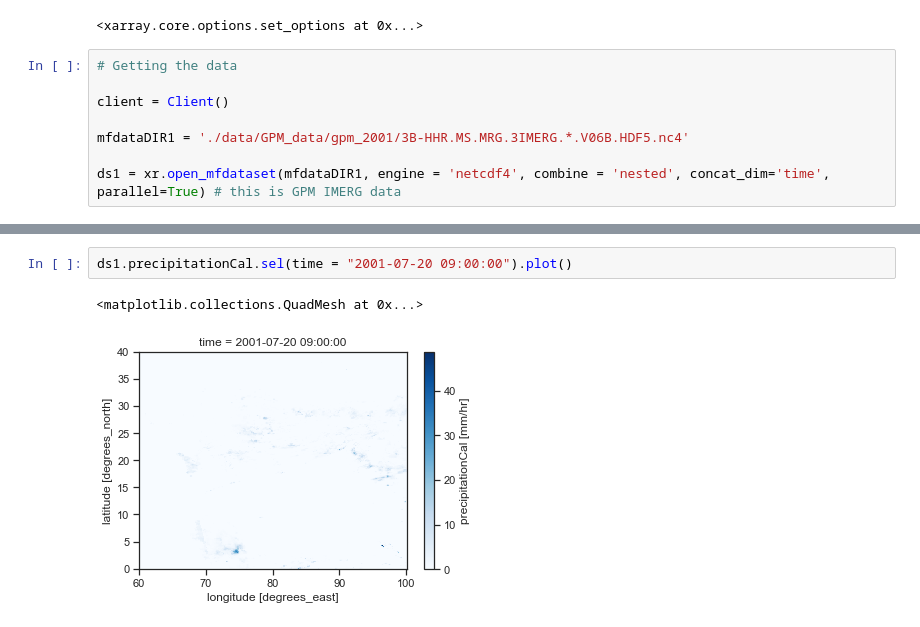
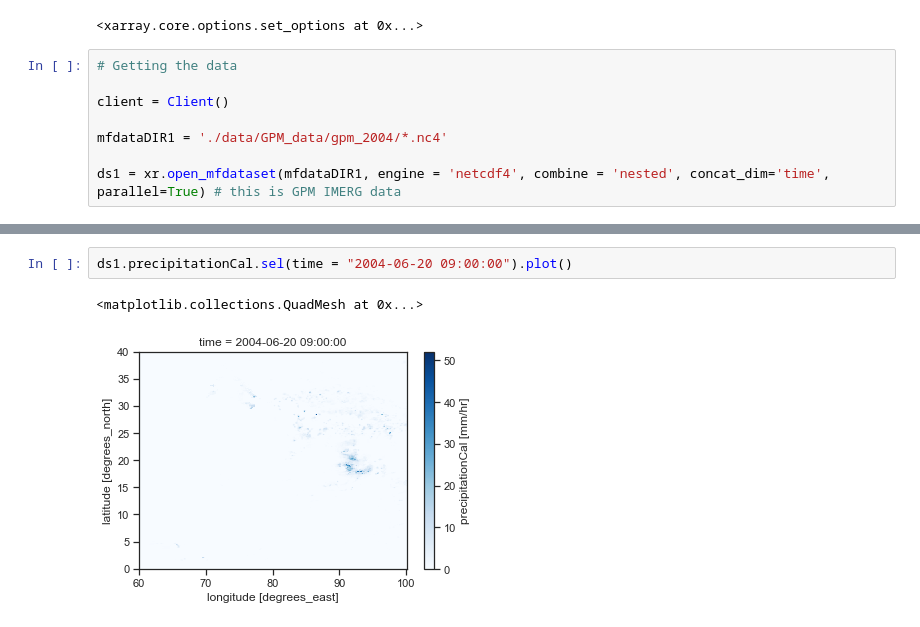
Before and after one commit to adisen99/msc_project, a Jupyter notebook: test.ipynb, the cells around one changed output, grey strips where cells are left out. Saved outputs shown, nothing was run; the diff lists cells and outputs as text.

```diff
--- a/test.ipynb
+++ b/test.ipynb
@@ -21,6 +21,6 @@ xr.set_options(cmap_divergent='RdBu', cmap_sequential='Blues')
 
 client = Client()
 
-mfdataDIR1 = './data/GPM_data/gpm_2001/3B-HHR.MS.MRG.3IMERG.*.V06B.HDF5.nc4'
+mfdataDIR1 = './data/GPM_data/gpm_2004/*.nc4'
 
 ds1 = xr.open_mfdataset(mfdataDIR1, engine = 'netcdf4', combine = 'nested', concat_dim='time', parallel=True) # this is GPM IMERG data
@@ -102,5 +102,5 @@ history :
 # %%
-ds1.precipitationCal.sel(time = "2001-07-20 09:00:00").plot()
+ds1.precipitationCal.sel(time = "2004-06-20 09:00:00").plot()
 # %% [output]
 <matplotlib.collections.QuadMesh at 0x...>
-[figure, old version]
+[figure, new version]
```
Also changed, not shown: parts of 3 cells of this notebook, 2 other files.
